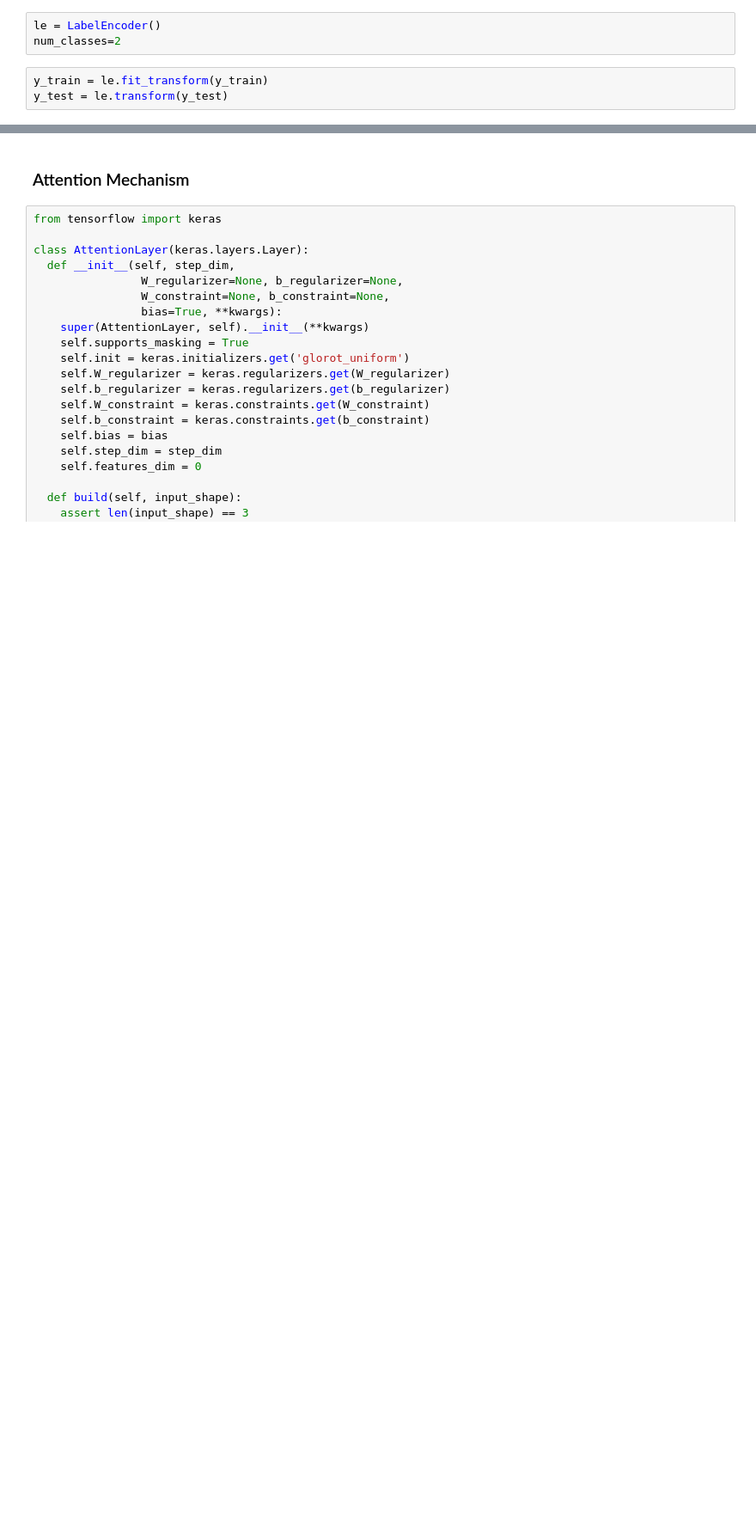
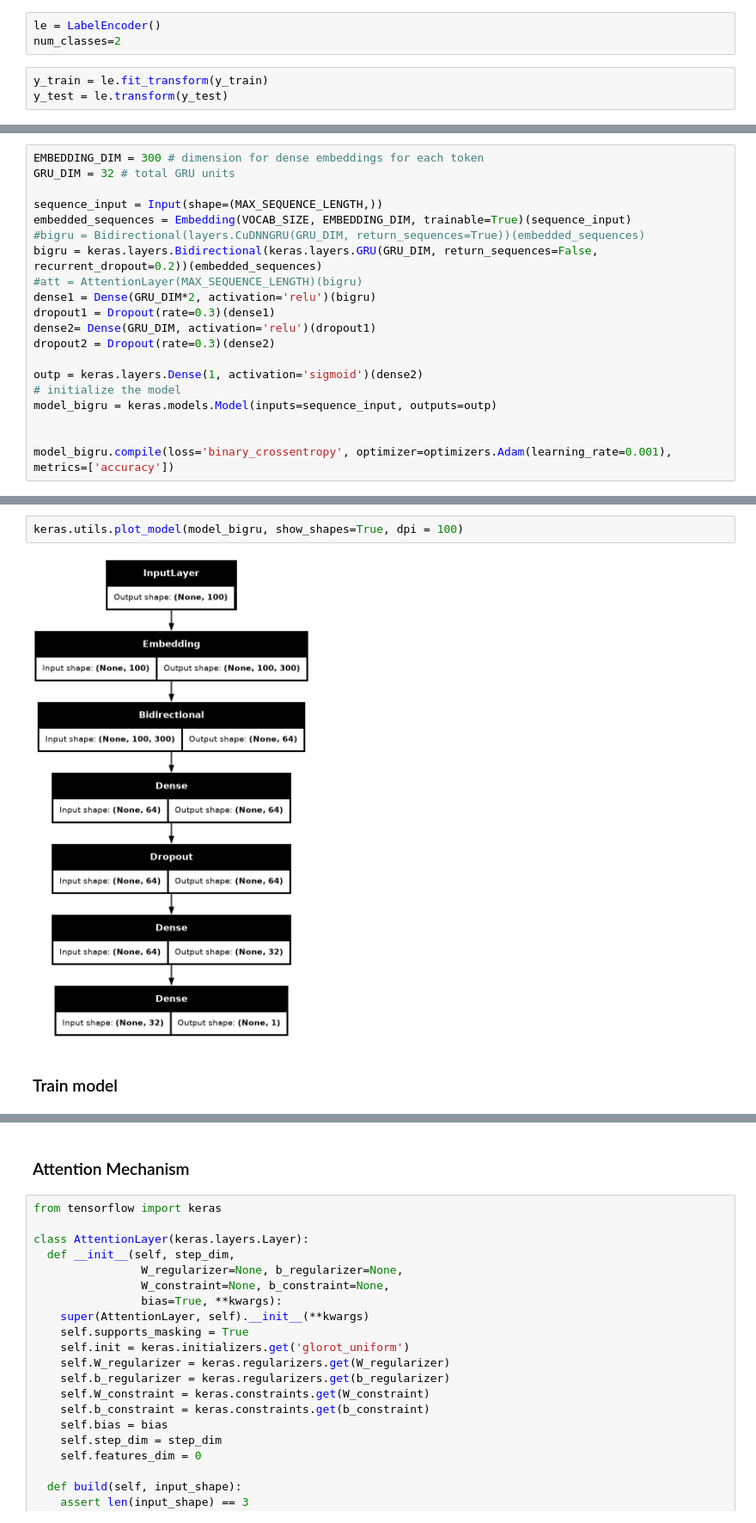
Before and after one commit to sains-data/Sentiment-Analysis-Using-GRU, a Jupyter notebook: Analysis GRU.ipynb, the cells around one changed output, grey strips where cells are left out. Shown: that part at 86% size. Saved outputs shown, nothing was run; the diff lists cells and outputs as text; blank space fills up the shorter version.

```diff
--- a/Analysis GRU.ipynb
+++ b/Analysis GRU.ipynb
@@ -233,0 +213,20 @@ y_test = le.transform(y_test)
+# %%
+EMBEDDING_DIM = 300 # dimension for dense embeddings for each token
+GRU_DIM = 32 # total GRU units
+
+sequence_input = Input(shape=(MAX_SEQUENCE_LENGTH,))
+embedded_sequences = Embedding(VOCAB_SIZE, EMBEDDING_DIM, trainable=True)(sequence_input)
+#bigru = Bidirectional(layers.CuDNNGRU(GRU_DIM, return_sequences=True))(embedded_sequences)
+bigru = keras.layers.Bidirectional(keras.layers.GRU(GRU_DIM, return_sequences=False, recurrent_dropout=0.2))(embedded_sequences)
+#att = AttentionLayer(MAX_SEQUENCE_LENGTH)(bigru)
+dense1 = Dense(GRU_DIM*2, activation='relu')(bigru)
+dropout1 = Dropout(rate=0.3)(dense1)
+dense2= Dense(GRU_DIM, activation='relu')(dropout1)
+dropout2 = Dropout(rate=0.3)(dense2)
+
+outp = keras.layers.Dense(1, activation='sigmoid')(dense2)
+# initialize the model
+model_bigru = keras.models.Model(inputs=sequence_input, outputs=outp)
+
+
+model_bigru.compile(loss='binary_crossentropy', optimizer=optimizers.Adam(learning_rate=0.001), metrics=['accuracy'])
@@ -233,0 +257,6 @@ y_test = le.transform(y_test)
+# %%
+keras.utils.plot_model(model_bigru, show_shapes=True, dpi = 100)
+# %% [output]
+[figure, added]
+# %% [markdown]
+### Train model
```
Also changed, not shown: parts of 39 cells of this notebook.
